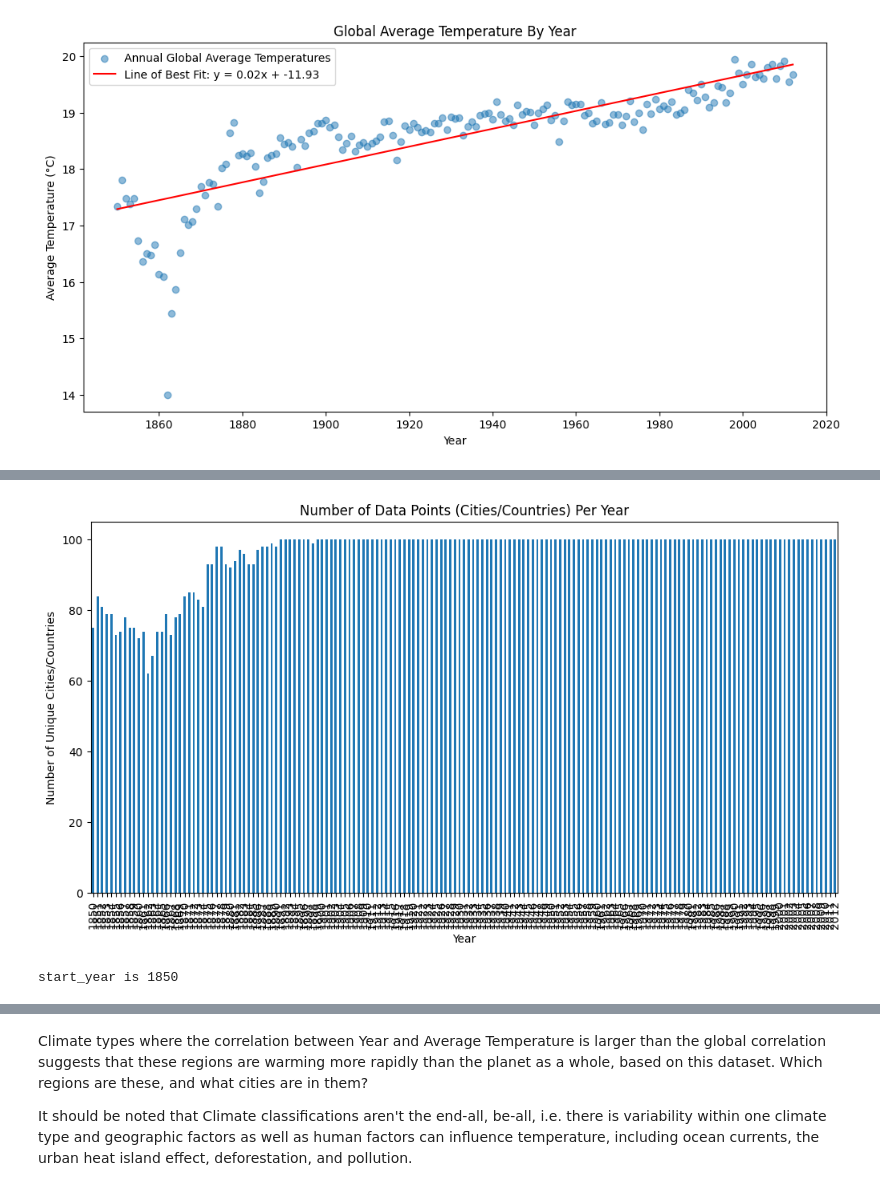
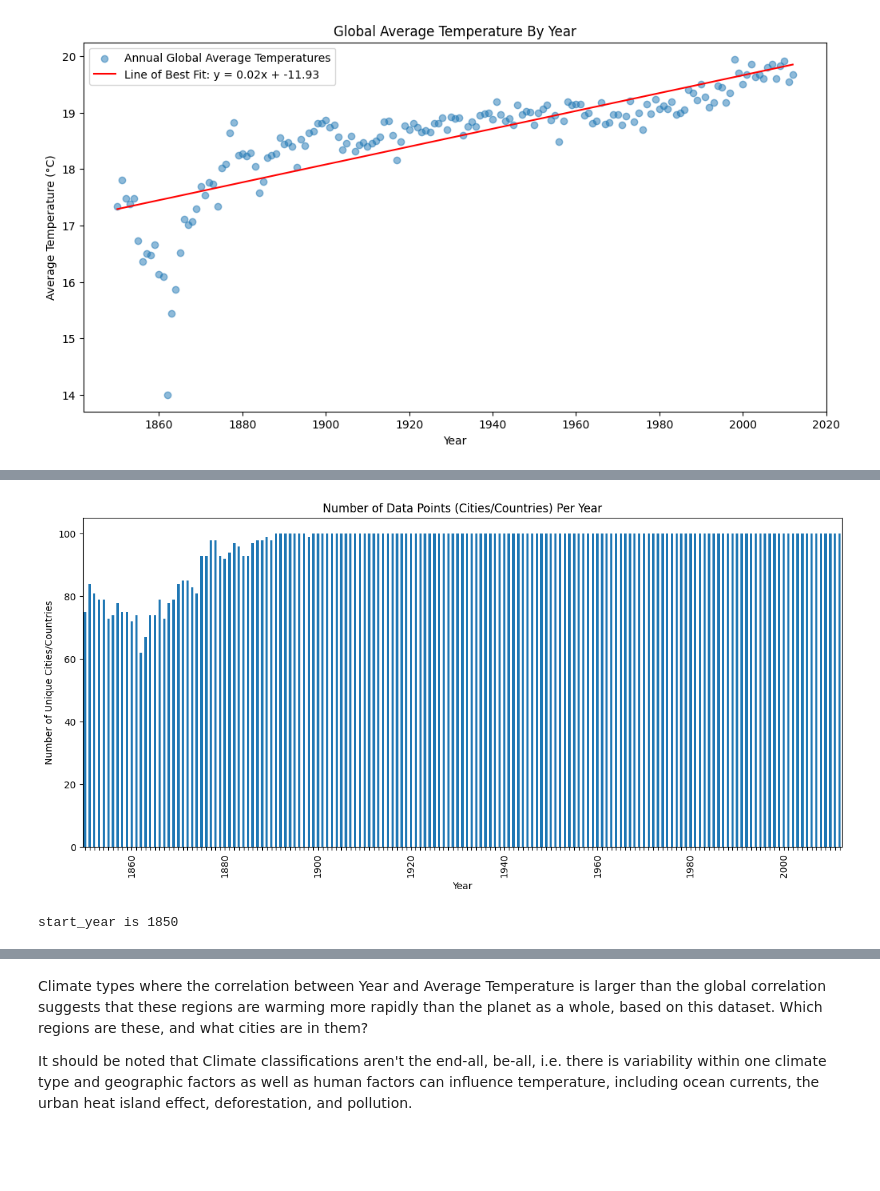
Before and after one commit to jacobRidenour/Temperature-Patterns, a Jupyter notebook: Analysis.ipynb, the cells around one changed output, grey strips where cells are left out. Cells and saved outputs as stored; diff of their text form; code cells hidden in the pictures; blank space fills up the shorter version.

```diff
--- a/Analysis.ipynb
+++ b/Analysis.ipynb
@@ -542,34 +630,38 @@ Name: count, dtype: int64
 # %%
 # Group by Year and count the number of unique cities/countries contributing to the data
 data_points_by_year = df_no_missing_updated.groupby('Year')['City'].nunique()
 
 # Plot the number of data points per year to visually assess the balance
 plt.figure(figsize=(12, 6))
 data_points_by_year.plot(kind='bar')
 plt.title('Number of Data Points (Cities/Countries) Per Year')
 plt.xlabel('Year')
 plt.ylabel('Number of Unique Cities/Countries')
+tick_labels = [label if int(label) % 20 == 0 else '' for label in data_points_by_year.index.astype(str)]
+plt.xticks(range(len(data_points_by_year.index)), tick_labels, rotation='vertical')
+plt.tight_layout()
 plt.show()
 
 # Get counts of how many years each city/country has data for
 city_counts = df_no_missing_updated.groupby('City')['Year'].nunique()
 
 # Filter cities/countries to those present in all years
 consistent_cities = city_counts[city_counts >= 66].index.tolist()
 df_consistent_cities = df_no_missing_updated[df_no_missing_updated['City'].isin(consistent_cities)]
 
 # Recalculate the averages using the consistent set of cities/countries
 df_continent_year_avg_temp_consistent = df_consistent_cities.groupby(['Continent', 'Year'])['AverageTemperature'].mean().reset_index()
 df_kcc_year_avg_temp_consistent = df_consistent_cities.groupby(['kcc', 'Year'])['AverageTemperature'].mean().reset_index()
-
-# Determine the start year for analysis based on data balance
-start_year = 1850
-print(f'start_year is {start_year}')
-
-# Filter the consistent datasets to only include data from the start year onwards
-df_continent_year_avg_temp_consistent = df_continent_year_avg_temp_consistent[df_continent_year_avg_temp_consistent['Year'] >= start_year]
-df_kcc_year_avg_temp_consistent = df_kcc_year_avg_temp_consistent[df_kcc_year_avg_temp_consistent['Year'] >= start_year]
 # %% [output]
-[figure, old version]
+[figure, new version]
-start_year is 1850
+# %%
+# Determine the start year for analysis based on data balance
+start_year = 1850
+print(f'start_year is {start_year}')
+
+# Filter the consistent datasets to only include data from the start year onwards
+df_continent_year_avg_temp_consistent = df_continent_year_avg_temp_consistent[df_continent_year_avg_temp_consistent['Year'] >= start_year]
+df_kcc_year_avg_temp_consistent = df_kcc_year_avg_temp_consistent[df_kcc_year_avg_temp_consistent['Year'] >= start_year]
+# %% [output]
+start_year is 1850
 # %%
```
Also changed, not shown: parts of 23 cells of this notebook.
